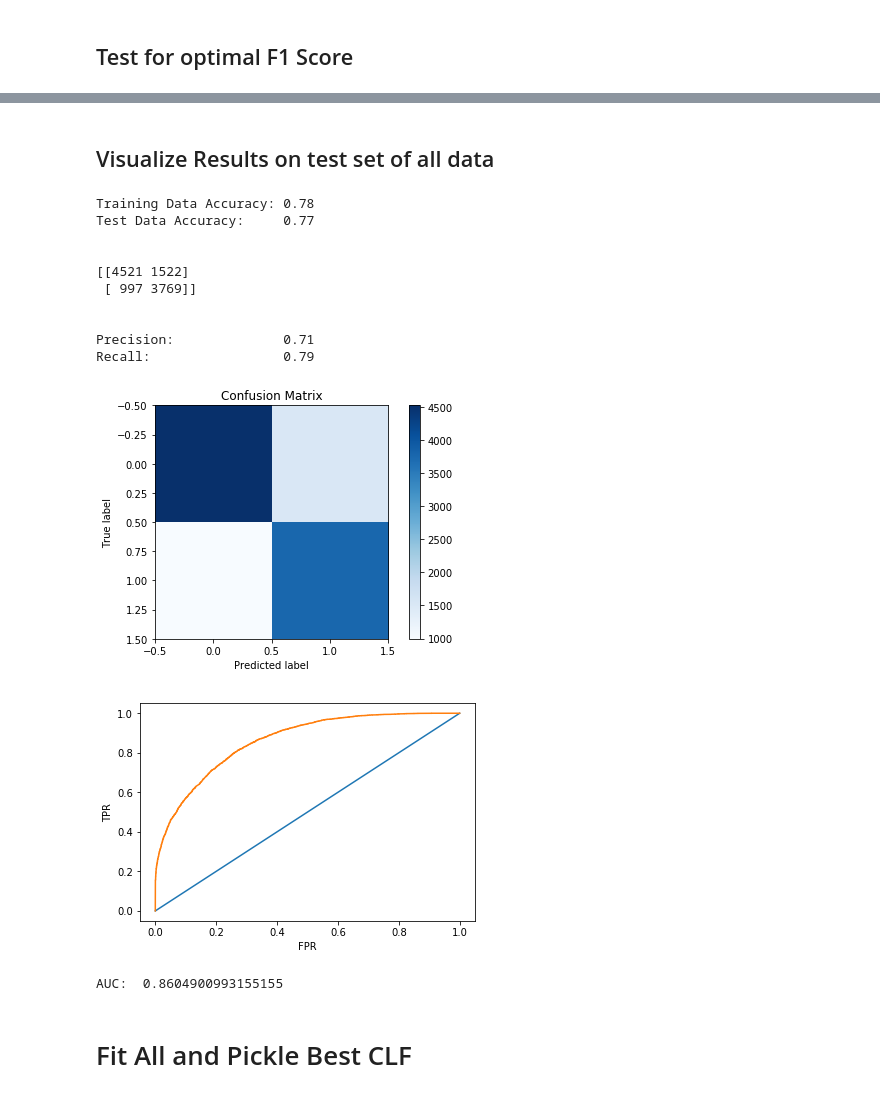
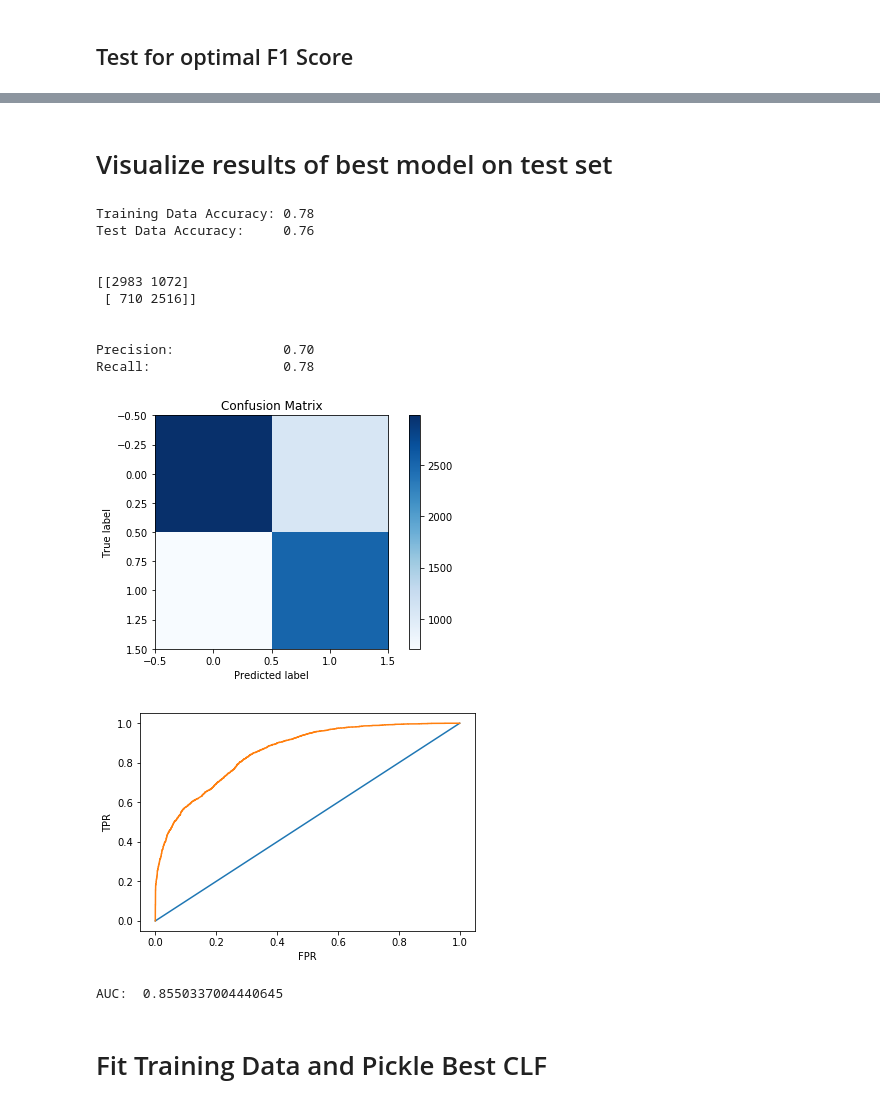
Before and after one commit to TifMoe/mcnulty-project, a Jupyter notebook: notebooks/2_Text_Feature_Model_Testing.ipynb, the cells around one changed output, grey strips where cells are left out. Drawn from its saved outputs; the diff is of its cells as text; code cells hidden in the pictures.

```diff
--- a/notebooks/2_Text_Feature_Model_Testing.ipynb
+++ b/notebooks/2_Text_Feature_Model_Testing.ipynb
@@ -26,11 +26,16 @@ Pandas version 0.20.3
 Numpy version 1.14.0
 # %% [markdown]
 # Import pickled text feature data
+# %%
+train_features = pd.read_pickle('../data/processed/train_text_features.pkl')
+
+train_tar = train_features.pop('target')
+train_target = np.array([int(i) for i in train_tar])
 # %%
 test_features = pd.read_pickle('../data/processed/test_text_features.pkl')
+
+test_tar = test_features.pop('target')
+test_target = np.array([int(i) for i in test_tar])
-# %%
-target = test_features.pop('target')
-test_target = np.array([int(i) for i in target])
 # %% [markdown]
 # Define Evaluation Functions
 # %%
@@ -202,13 +193,9 @@ target = np.array(target)
 # %% [markdown]
-## Visualize Results on test set of all data
+# Visualize results of best model on test set
 # %%
 best_clf = BernoulliNB(alpha=1.0, binarize=0.0, class_prior=None, fit_prior=True)
 # %%
-def train_score(classifier, x, y):
-
-    # split data into to training and test sets
-    xtrain, xtest, ytrain, ytest = train_test_split(x, y,test_size=0.3, random_state=25)
-    ytrain = np.ravel(ytrain)
+def train_score(classifier, xtrain, ytrain, xtest, ytest):
 
     # fit a model
     clf = classifier.fit(xtrain, ytrain)
@@ -244,22 +231,24 @@ def train_score(classifier, x, y):
     y_prob = [pred[1] for pred in y_pred_prob]
 
     find_auc(y_test=y_true, y_score=y_prob)
-# %%
-train_score(classifier=best_clf, x=features, y=target)
-# %% [output]
-Training Data Accuracy: 0.78
-Test Data Accuracy:     0.77
-
-
-[[4521 1522]
- [ 997 3769]]
-
-
-Precision:              0.71
-Recall:                 0.79
-[figure, removed]
-[figure, removed]
-AUC:  0.8604900993155155
+# %%
+train_score(classifier=best_clf,
+            xtrain=train_features, ytrain=train_target,
+            xtest=test_features, ytest=test_target)
+# %% [output]
+Training Data Accuracy: 0.78
+Test Data Accuracy:     0.76
+
+
+[[2983 1072]
+ [ 710 2516]]
+
+
+Precision:              0.70
+Recall:                 0.78
+[figure, added]
+[figure, added]
+AUC:  0.8550337004440645
 # %% [markdown]
-# Fit All and Pickle Best CLF
+# Fit Training Data and Pickle Best CLF
 # %%
```
Also changed, not shown: parts of 8 cells of this notebook, 2 other files.
